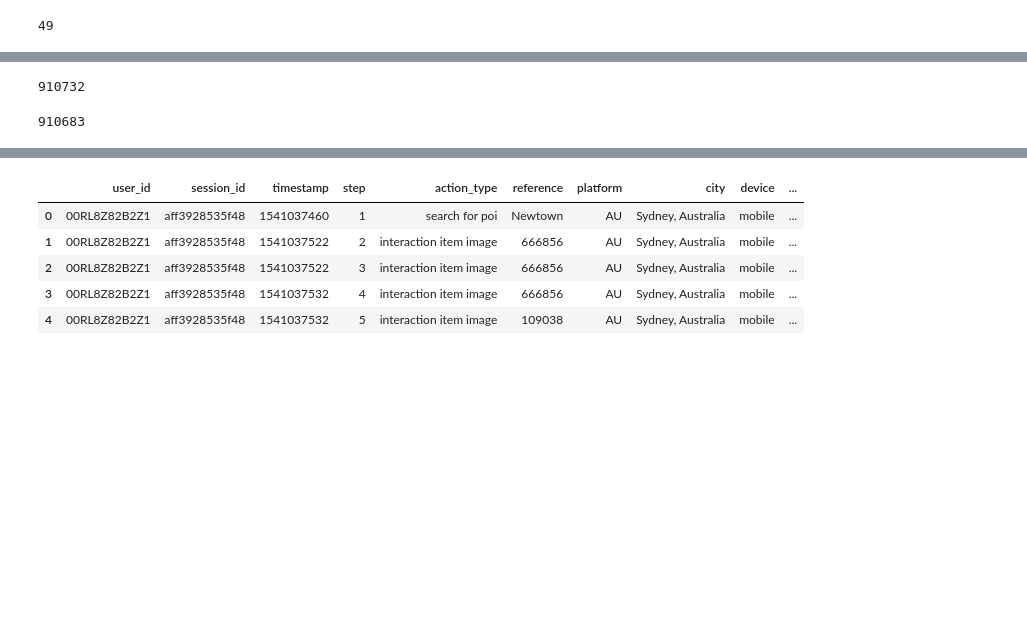
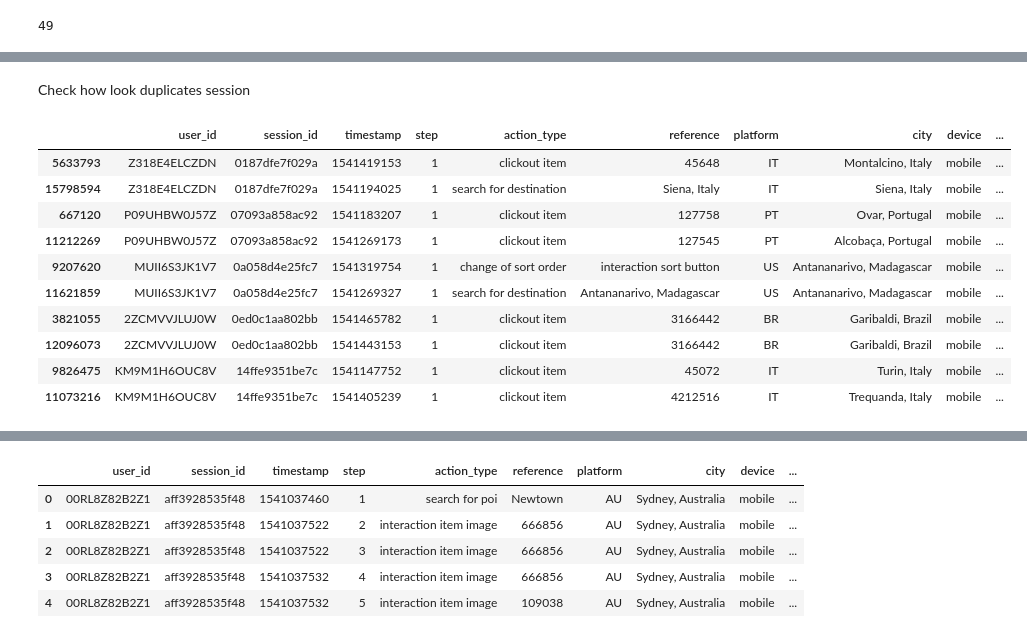
Before and after one commit to Agulaa/trivago-RecSys-Challenge-2019, a Jupyter notebook: Split train data.ipynb, the cells around one changed output, grey strips where cells are left out. Cells and saved outputs as stored; diff of their text form; code cells hidden in the pictures; blank space fills up the shorter version.

Commit message:
update split and delete duplicates

```diff
--- a/Split train data.ipynb
+++ b/Split train data.ipynb
@@ -34,3 +34,5 @@ num_of_session
 910683
 # %% [markdown]
 #### Check dupliactes
+# %%
+first_step_session = (df[df.step==1].session_id)
@@ -36,0 +41,2 @@ num_of_session
+# %%
+first_id_session = np.array(first_step_session)
@@ -45,0 +67,4 @@ dupli - num_of_session
+# %%
+session_to_drop = pd.Series(first_id_session)
+# %%
+session_to_drop = session_to_drop[session_to_drop.duplicated()]
@@ -46,11 +85,17 @@ dupli - num_of_session
+# %% [markdown]
+Check how look duplicates session
 # %%
-session_before = list(df[(df.session_id.isin(all_session_ids)) & (df.step==1)].session_id)
-len(session_before)
+df[(df.session_id.isin(session_to_drop)) & (df.step==1)].sort_values("session_id").head(10)
 # %% [output]
-910732
+|  | user_id | session_id | timestamp | step | action_type | reference | platform | city | device | ... |
+| 5633793 | Z318E4ELCZDN | 0187dfe7f029a | 1541419153 | 1 | clickout item | 45648 | IT | Montalcino, Italy | mobile | ... |
+| 15798594 | Z318E4ELCZDN | 0187dfe7f029a | 1541194025 | 1 | search for destination | Siena, Italy | IT | Siena, Italy | mobile | ... |
+| 667120 | P09UHBW0J57Z | 07093a858ac92 | 1541183207 | 1 | clickout item | 127758 | PT | Ovar, Portugal | mobile | ... |
+| 11212269 | P09UHBW0J57Z | 07093a858ac92 | 1541269173 | 1 | clickout item | 127545 | PT | Alcobaça, Portugal | mobile | ... |
+| 9207620 | MUII6S3JK1V7 | 0a058d4e25fc7 | 1541319754 | 1 | change of sort order | interaction sort button | US | Antananarivo, Madagascar | mobile | ... |
+| 11621859 | MUII6S3JK1V7 | 0a058d4e25fc7 | 1541269327 | 1 | search for destination | Antananarivo, Madagascar | US | Antananarivo, Madagascar | mobile | ... |
+| 3821055 | 2ZCMVVJLUJ0W | 0ed0c1aa802bb | 1541465782 | 1 | clickout item | 3166442 | BR | Garibaldi, Brazil | mobile | ... |
+| 12096073 | 2ZCMVVJLUJ0W | 0ed0c1aa802bb | 1541443153 | 1 | clickout item | 3166442 | BR | Garibaldi, Brazil | mobile | ... |
+| 9826475 | KM9M1H6OUC8V | 14ffe9351be7c | 1541147752 | 1 | clickout item | 45072 | IT | Turin, Italy | mobile | ... |
+| 11073216 | KM9M1H6OUC8V | 14ffe9351be7c | 1541405239 | 1 | clickout item | 4212516 | IT | Trequanda, Italy | mobile | ... |
-# %%
-session_after = list(set(list(df[(df.session_id.isin(all_session_ids)) & (df.step==1)].session_id)))
-len(session_after)
-# %% [output]
-910683
 # %%
```
Also changed, not shown: parts of 41 cells of this notebook, 3 other files.
